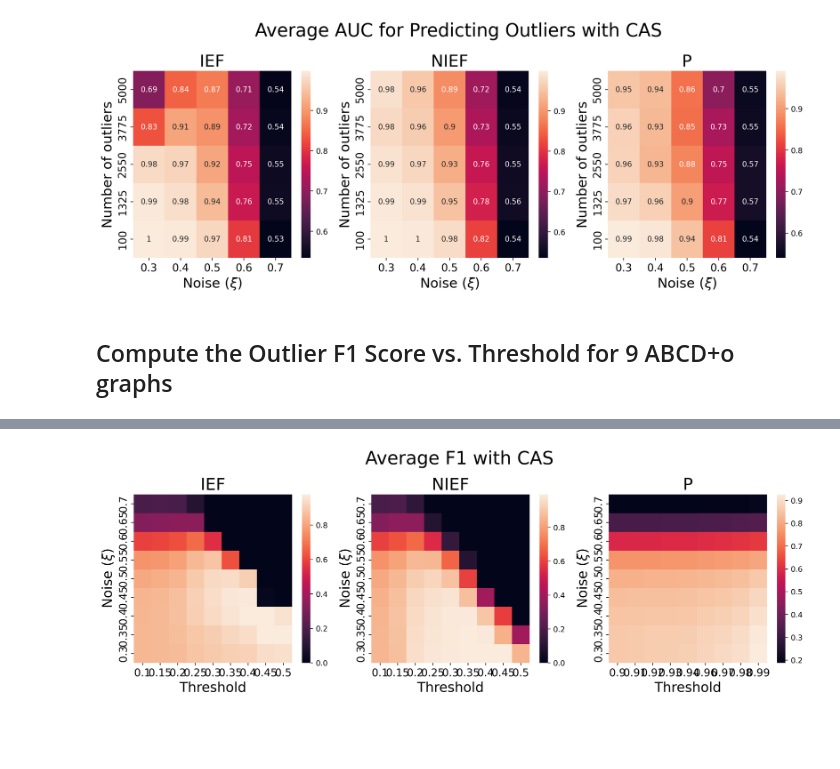
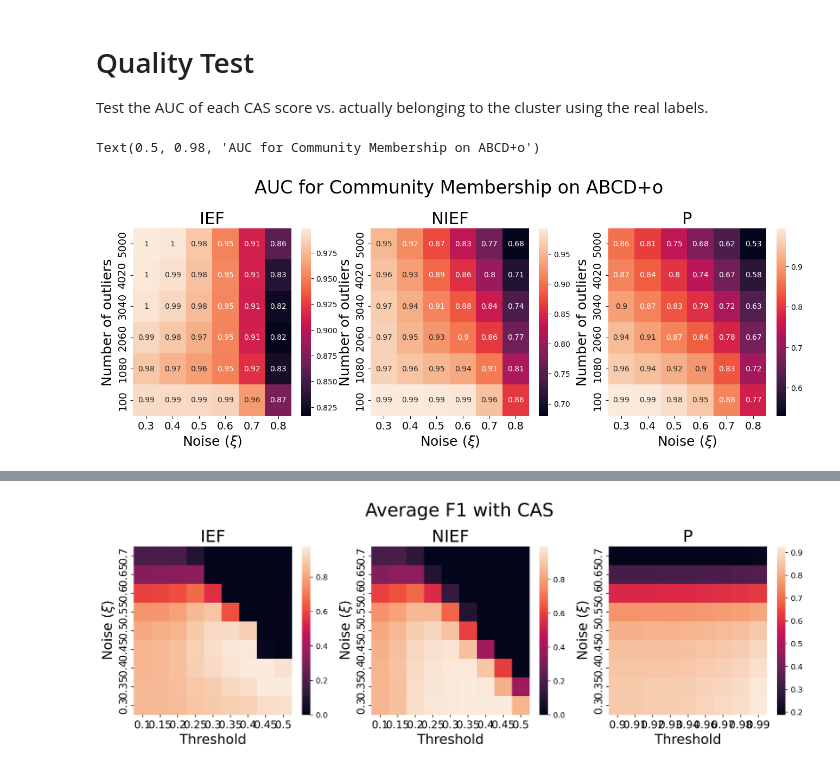
Before and after one commit to ryandewolfe33/CAS, a Jupyter notebook: experiments/outliers.ipynb, the cells around one changed output, grey strips where cells are left out. Saved outputs shown, nothing was run; the diff lists cells and outputs as text; code cells hidden in the pictures; blank space fills up the shorter version.

```diff
--- a/experiments/outliers.ipynb
+++ b/experiments/outliers.ipynb
@@ -120,0 +24,4 @@ def cluster_f1s(labels, predict):
+# %% [markdown]
+# Quality Test
+
+Test the AUC of each CAS score vs. actually belonging to the cluster using the real labels.
@@ -122,8 +123,8 @@ def cluster_f1s(labels, predict):
 ## For each CAS, make a heatmap of average AUC score
 REP = 10
 n = 10000
-XIS = np.round(np.linspace(0.3, 0.7, 5), 3)
-NOUTS = np.linspace(100, 5000, 5, dtype="int64")
+XIS = np.round(np.linspace(0.3, 0.8, 6), 2)
+NOUTS = np.round(np.linspace(n / 100, n / 2, 6)).astype("int32")
 
 ief_aucs = np.empty((len(XIS), len(NOUTS), REP))
 nief_aucs = np.empty((len(XIS), len(NOUTS), REP))
@@ -149,26 +150,11 @@ with tqdm(total=len(XIS) * len(NOUTS) * REP) as pbar:
                 labels = np.array(
                     [i for i, com in enumerate(G.communities) for _ in com.vertices]
                 )
-                is_not_outlier = labels != np.max(labels)
-                predict = ECG().fit_predict(adjacency)
-                iefs = get_cas(
-                    predict,
-                    adjacency,
-                    CAS.cas_._ief,
-                )
-                ief_aucs[i, j, k] = AUC(is_not_outlier, iefs)
-                niefs = get_cas(
-                    predict,
-                    adjacency,
-                    CAS.cas_._nief,
-                )
-                nief_aucs[i, j, k] = AUC(is_not_outlier, niefs)
-                ps = get_cas(
-                    predict,
-                    adjacency,
-                    CAS.cas_._p,
-                )
-                p_aucs[i, j, k] = AUC(is_not_outlier, ps)
+                labels = CAS.cas_.labels_array_to_matrix(labels)
+                res, ief, nief, p = get_cas_and_result(labels, adjacency)
+                ief_aucs[i, j, k] = AUC(res, ief)
+                nief_aucs[i, j, k] = AUC(res, nief)
+                p_aucs[i, j, k] = AUC(res, p)
                 pbar.update()
 
 fig, axs = plt.subplots(1, 3, figsize=(16, 5))
@@ -185,35 +171,34 @@ axs[0].set_xlabel(r"Noise ($\xi$)", fontsize=18)
 axs[0].set_ylabel("Number of outliers", fontsize=18)
 axs[0].tick_params(labelsize=14)
 axs[0].set_title("IEF", fontsize=22)
 
 sns.heatmap(
     np.flip(np.mean(nief_aucs, axis=2), axis=1).T,
     xticklabels=XIS,
     yticklabels=NOUTS[::-1],
     annot=True,
     ax=axs[1],
 )
 axs[1].set_xlabel(r"Noise ($\xi$)", fontsize=18)
 axs[1].set_ylabel("Number of outliers", fontsize=18)
 axs[1].tick_params(labelsize=14)
 axs[1].set_title("NIEF", fontsize=22)
 
 sns.heatmap(
     np.flip(np.mean(p_aucs, axis=2), axis=1).T,
     xticklabels=XIS,
     yticklabels=NOUTS[::-1],
     annot=True,
     ax=axs[2],
 )
 axs[2].set_xlabel(r"Noise ($\xi$)", fontsize=18)
 axs[2].set_ylabel("Number of outliers", fontsize=18)
 axs[2].tick_params(labelsize=14)
 axs[2].set_title("P", fontsize=22)
 
-plt.suptitle("Average AUC for Predicting Outliers with CAS", fontsize=24, y=0.98)
-fig.set_dpi(200)
+plt.suptitle("AUC for Community Membership on ABCD+o", fontsize=24, y=0.98)
+# fig.set_dpi(200)
 # fig.savefig("outlier-aucs.png", bbox_inches="tight")
 # %% [output]
+Text(0.5, 0.98, 'AUC for Community Membership on ABCD+o')
-[figure, old version]
+[figure, new version]
-# %% [markdown]
-## Compute the Outlier F1 Score vs. Threshold for 9 ABCD+o graphs
```
Also changed, not shown: parts of 23 cells of this notebook, 2 other files.
